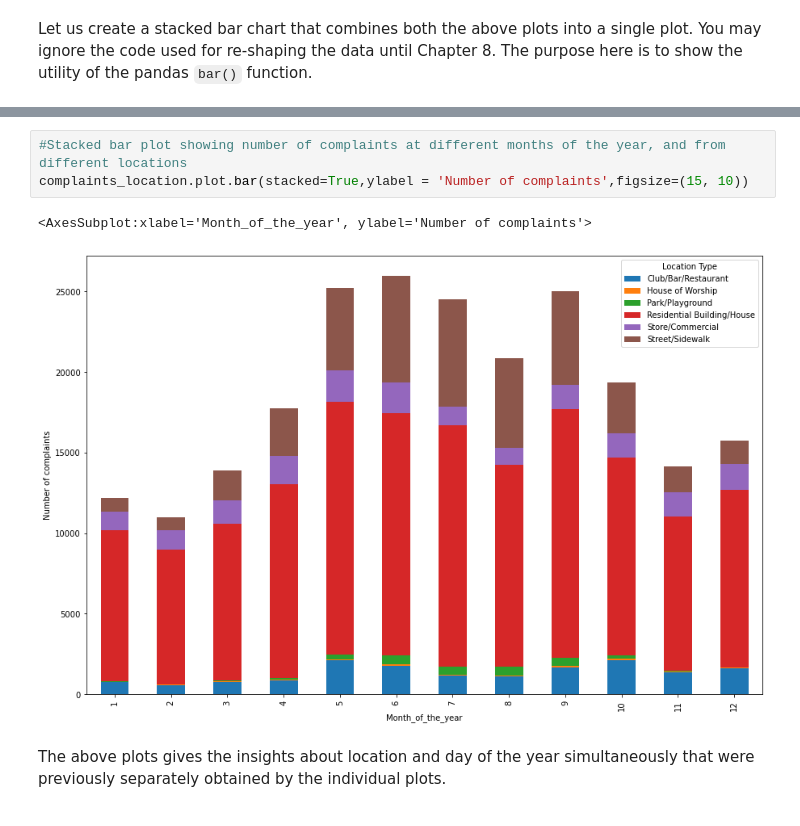
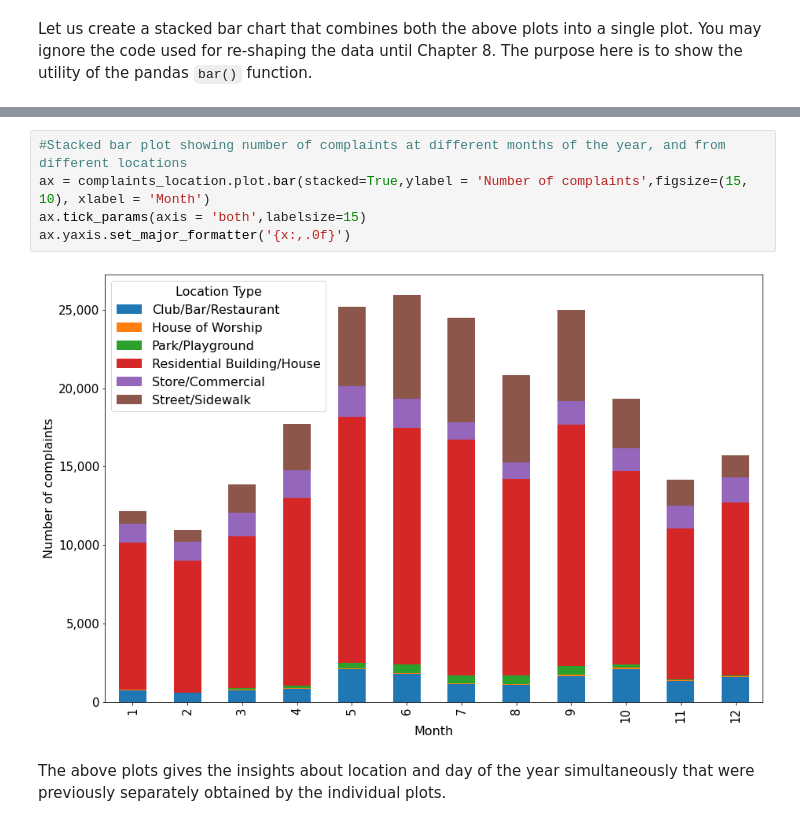
Before and after one commit to NUstat/DataScience_Intro_python, a Jupyter notebook: Data visualization.ipynb, the cells around one changed output, grey strips where cells are left out. Drawn from its saved outputs; the diff is of its cells as text.

```diff
--- a/Data visualization.ipynb
+++ b/Data visualization.ipynb
@@ -375,10 +386,11 @@ complaints_location.head()
 | 5 | 2091 | 72 | 322 | 15676 | ... |
 # %%
 #Stacked bar plot showing number of complaints at different months of the year, and from different locations
-complaints_location.plot.bar(stacked=True,ylabel = 'Number of complaints',figsize=(15, 10))
+ax = complaints_location.plot.bar(stacked=True,ylabel = 'Number of complaints',figsize=(15, 10), xlabel = 'Month')
+ax.tick_params(axis = 'both',labelsize=15)
+ax.yaxis.set_major_formatter('{x:,.0f}')
 # %% [output]
-<AxesSubplot:xlabel='Month_of_the_year', ylabel='Number of complaints'>
-[figure, old version]
+[figure, new version]
 # %% [markdown]
 The above plots gives the insights about location and day of the year simultaneously that were previously separately obtained by the individual plots.
 # %% [markdown]
```
Also changed, not shown: parts of 24 cells of this notebook.
